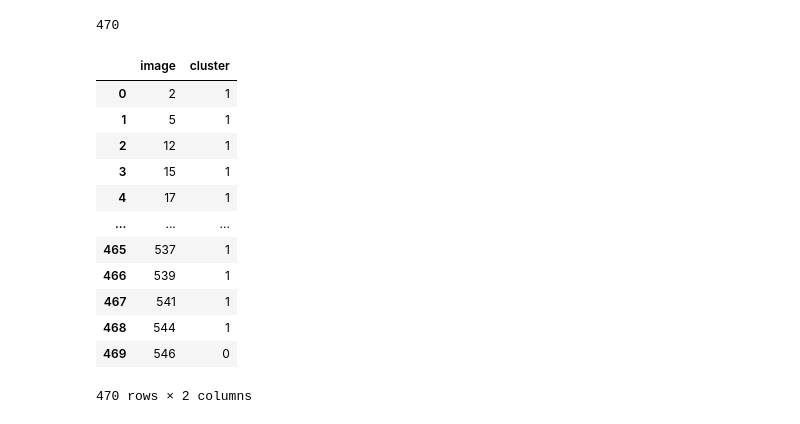
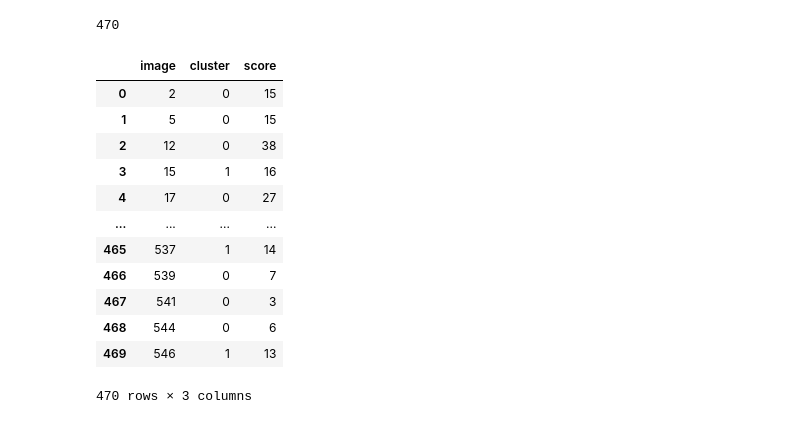
Before and after one commit to Marinku099/Sci-project-m5, a Jupyter notebook: Depressed_DataClustering.ipynb, the cells around one changed output. Saved outputs shown, nothing was run; the diff lists cells and outputs as text; code cells hidden in the pictures.

```diff
--- a/Depressed_DataClustering.ipynb
+++ b/Depressed_DataClustering.ipynb
@@ -101,9 +49,9 @@ def labelfeatures(ID):
     return score
 # %%
 def labelY(ID):
-    i = df['DEP'][df['ID']==ID].index
+    i = df['Pt'][df['ID']==ID].index
     # score = df.loc[0, "Pt"]
-    y = df.loc[i[0], "DEP"]
+    y = df.loc[i[0], "Pt"]
     return y
 # %%
 def img2data(path):
@@ -127,7 +75,9 @@ def img2data(path):
       # plt.imshow(img)
 
       img = cv2.resize(img , (width, hieght))
+      # img.flatten()
       # img.append(score)
+      img = cv2.mean(img)
 
       img_data.append(img)
 
@@ -138,4 +88,4 @@ img, img_name, features, Y = img2data(r"data_label")
 
 img = np.asarray(img)
 
-flattened_images = img.reshape(img.shape[0], -1)
+# flattened_images = img.reshape(img.shape[0], -1)
@@ -165,0 +103,3 @@ array([[ 0,  0,  0, ..., 15, 12,  0],
+# %%
+images_score = np.delete(images_score, [1,2,3], 1)
+images_score
@@ -199,24 +143,30 @@ len(kmeans.labels_)
 # %%
 
 image_cluster["cluster"] = kmeans.labels_
-#image_cluster["cdi_score"] = features[:, 0]
-#image_cluster["age"] = features[:, 1]
-#image_cluster["sex"] = features[:, 2]
+
+# score_label = []
+
+# for ID in image_cluster["image"]:
+#     score_label.append(labelscore(ID))
+# #image_cluster["cdi_score"] = features[:, 0]
+# #image_cluster["age"] = features[:, 1]
+# #image_cluster["sex"] = features[:, 2]
+image_cluster["score"] = Y
 image_cluster
 # %% [output]
-|  | image | cluster |
-| 0 | 2 | 1 |
-| 1 | 5 | 1 |
-| 2 | 12 | 1 |
-| 3 | 15 | 1 |
-| 4 | 17 | 1 |
-| ... | ... | ... |
-| 465 | 537 | 1 |
-| 466 | 539 | 1 |
-| 467 | 541 | 1 |
-| 468 | 544 | 1 |
-| 469 | 546 | 0 |
+|  | image | cluster | score |
+| 0 | 2 | 0 | 15 |
+| 1 | 5 | 0 | 15 |
+| 2 | 12 | 0 | 38 |
+| 3 | 15 | 1 | 16 |
+| 4 | 17 | 0 | 27 |
+| ... | ... | ... | ... |
+| 465 | 537 | 1 | 14 |
+| 466 | 539 | 0 | 7 |
+| 467 | 541 | 0 | 3 |
+| 468 | 544 | 0 | 6 |
+| 469 | 546 | 1 | 13 |
-470 rows × 2 columns
+470 rows × 3 columns
 # %%
 def labelClass(ID):
 
```
Also changed, not shown: parts of 28 cells of this notebook.
